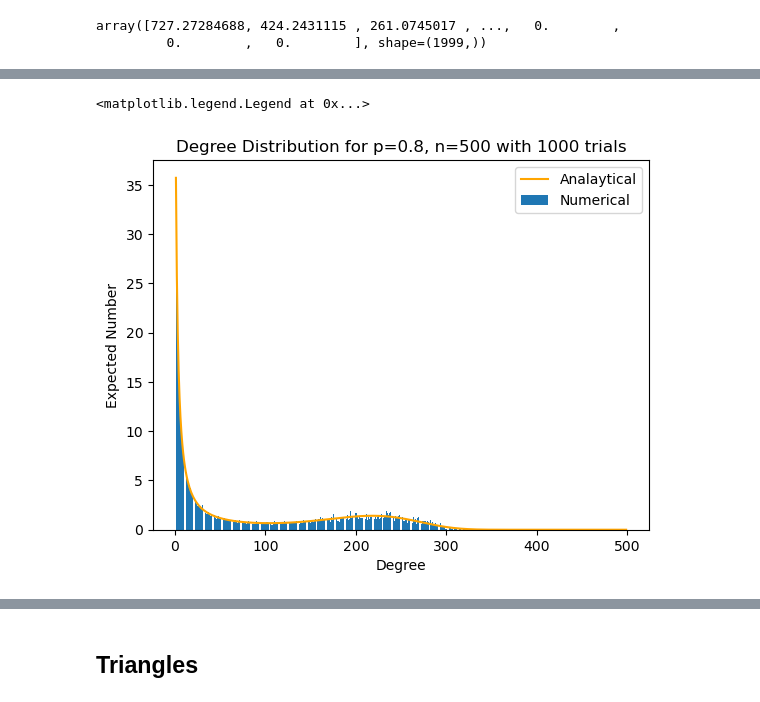
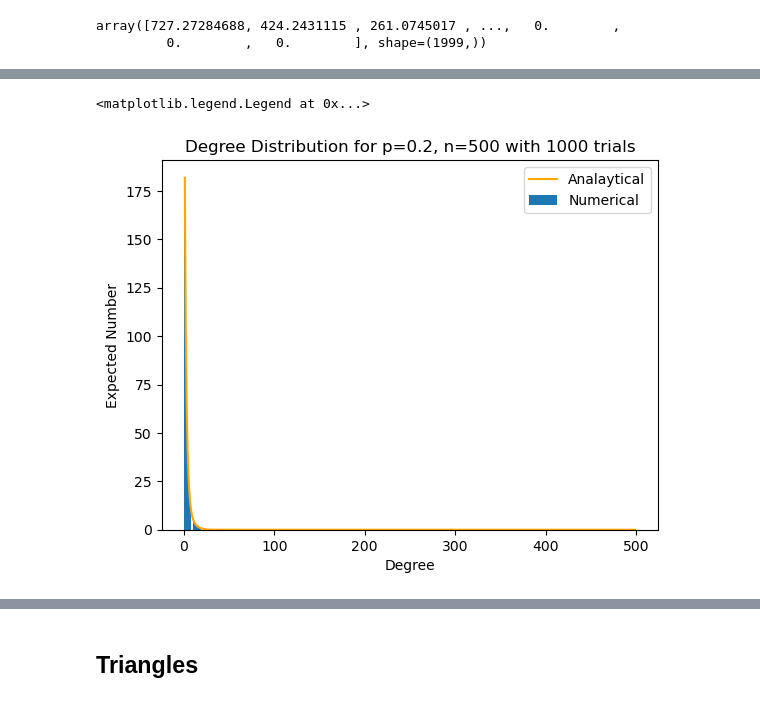
Before and after one commit to candidate1099704/networks, a Jupyter notebook: final.ipynb, the cells around one changed output, grey strips where cells are left out. Saved outputs shown, nothing was run; the diff lists cells and outputs as text; code cells hidden in the pictures.

```diff
--- a/final.ipynb
+++ b/final.ipynb
@@ -136,25 +136,25 @@ plt.show()
 # %%
 from collections import Counter
 cnt = Counter()
 trials = 1000
 
-p, n, cutoff = 0.8, 500, 500
+p, n, cutoff = 0.2, 500, 500
 dk = np.zeros(n - 1)
 
 for _ in range(trials):
     graph = create_all_or_none(p, n)
     G = nx.from_numpy_array(graph)
     for _, d in G.degree():
         dk[d - 1] += 1
 
 dk /= trials
 x = np.arange(cutoff - 1) + 1
 plt.bar(x, dk[:cutoff], label="Numerical")
 plt.plot(x, degree_recur(p, n)[:cutoff], color="orange", label="Analaytical")
 plt.title(f"Degree Distribution for p={p}, n={n} with {trials} trials")
 plt.xlabel("Degree")
 plt.ylabel("Expected Number")
 plt.legend()
 # %% [output]
 <matplotlib.legend.Legend at 0x...>
-[figure, old version]
+[figure, new version]
```
Also changed, not shown: parts of 23 cells of this notebook, 1 other file.
